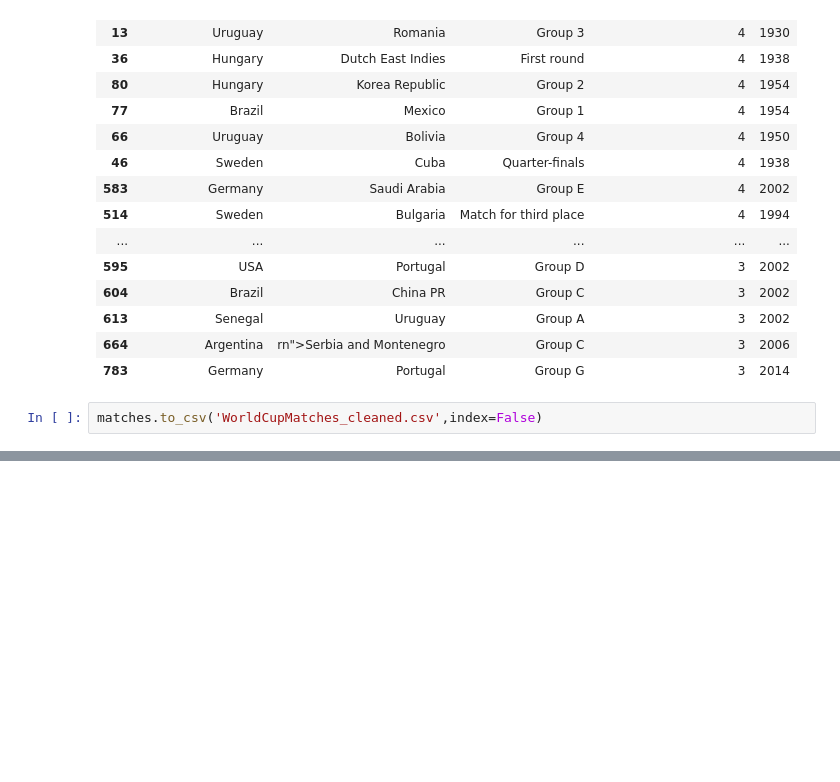
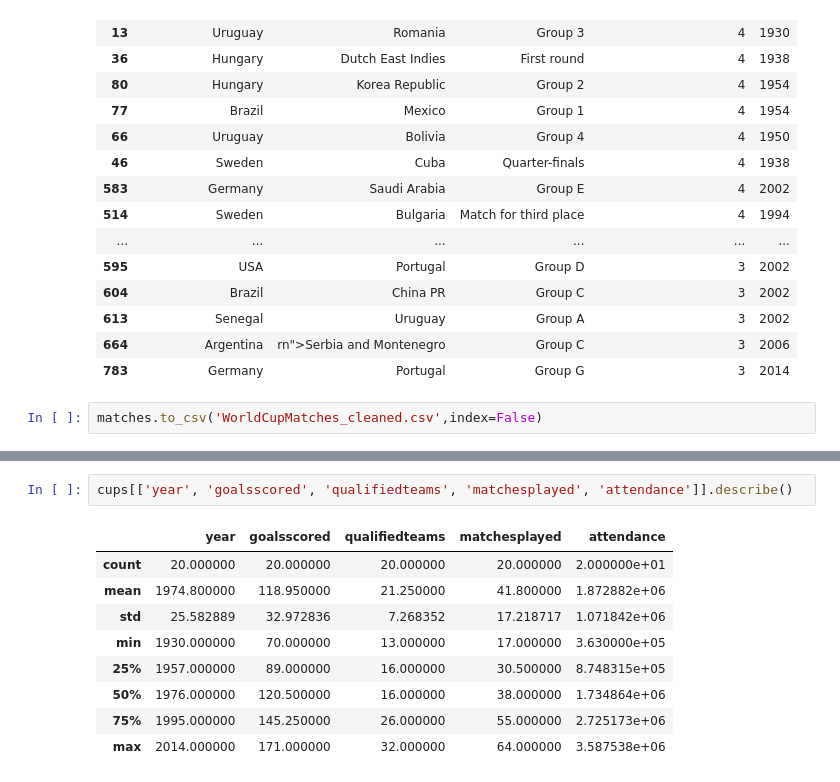
Before and after one commit to Rugved2912/FIFA-Project, a Jupyter notebook: Notebooks/01_data_exploration.ipynb, the cells around one changed output, grey strips where cells are left out. Drawn from its saved outputs; the diff is of its cells as text; blank space fills up the shorter version.

```diff
--- a/Notebooks/01_data_exploration.ipynb
+++ b/Notebooks/01_data_exploration.ipynb
@@ -328,0 +404,12 @@ files.download('WorldCupMatches_cleaned.csv')
+# %%
+cups[['year', 'goalsscored', 'qualifiedteams', 'matchesplayed', 'attendance']].describe()
+# %% [output]
+|  | year | goalsscored | qualifiedteams | matchesplayed | attendance |
+| count | 20.000000 | 20.000000 | 20.000000 | 20.000000 | 2.000000e+01 |
+| mean | 1974.800000 | 118.950000 | 21.250000 | 41.800000 | 1.872882e+06 |
+| std | 25.582889 | 32.972836 | 7.268352 | 17.218717 | 1.071842e+06 |
+| min | 1930.000000 | 70.000000 | 13.000000 | 17.000000 | 3.630000e+05 |
+| 25% | 1957.000000 | 89.000000 | 16.000000 | 30.500000 | 8.748315e+05 |
+| 50% | 1976.000000 | 120.500000 | 16.000000 | 38.000000 | 1.734864e+06 |
+| 75% | 1995.000000 | 145.250000 | 26.000000 | 55.000000 | 2.725173e+06 |
+| max | 2014.000000 | 171.000000 | 32.000000 | 64.000000 | 3.587538e+06 |
```
Also changed, not shown: parts of 9 cells of this notebook, 1 other file.
